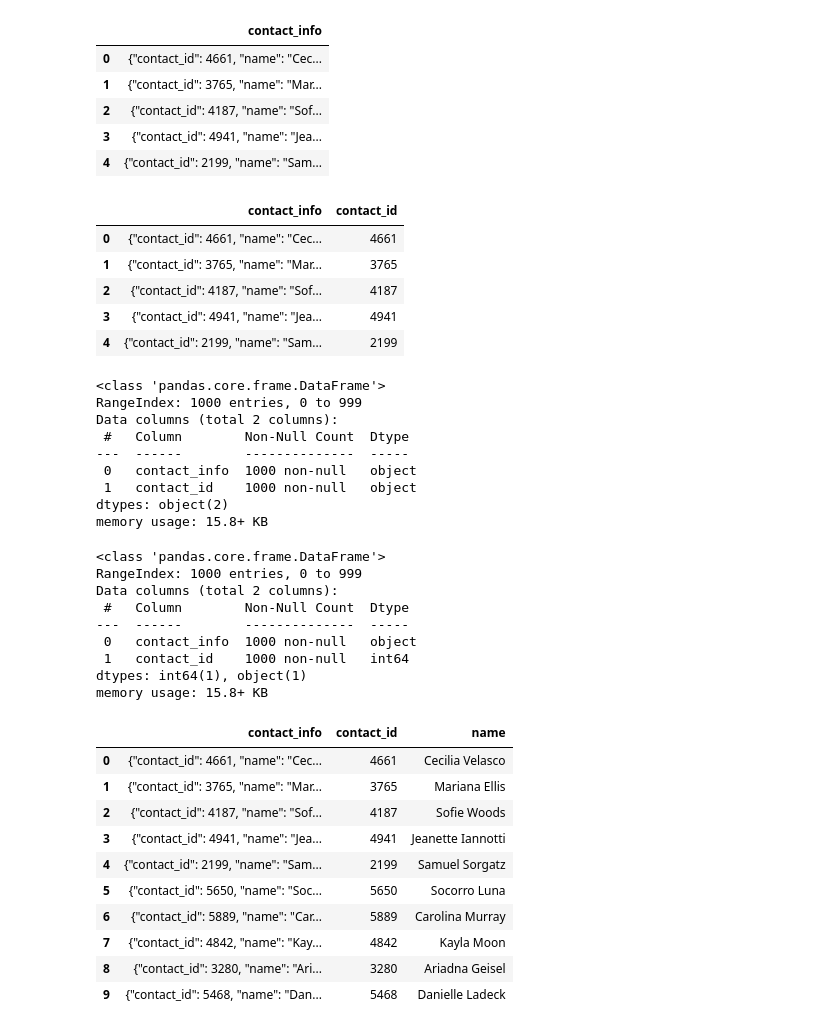
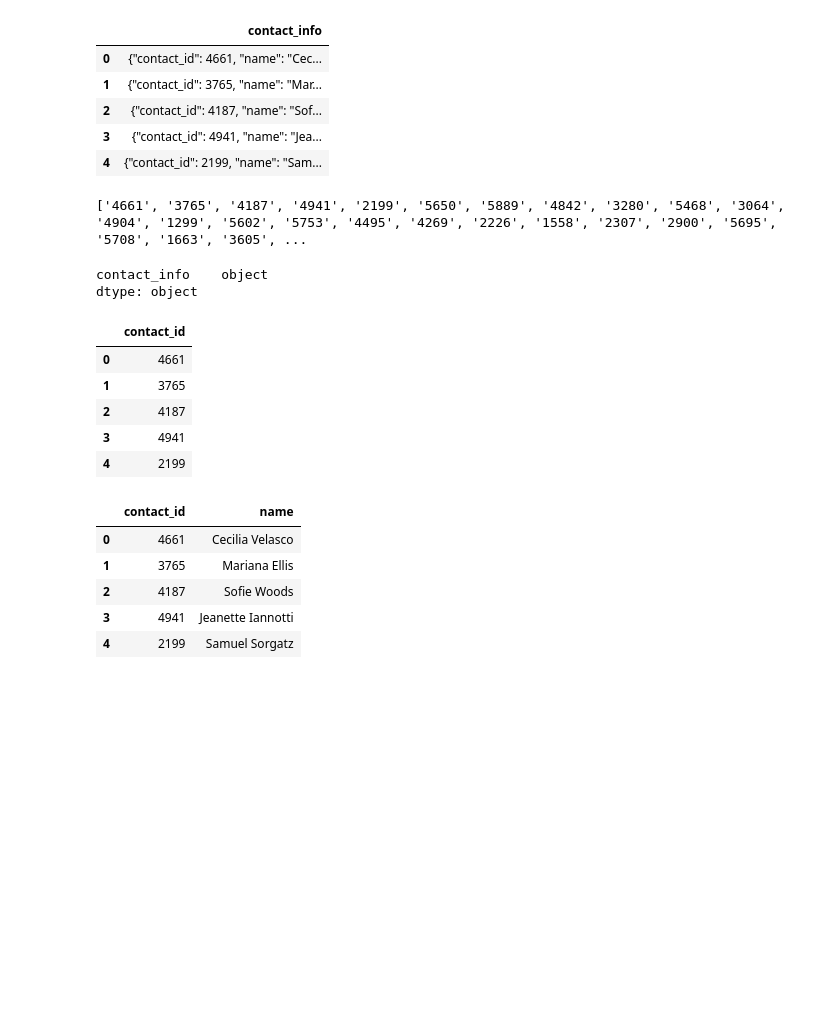
Before and after one commit to beccasolomon22/Crowdfunding_ETL, a Jupyter notebook: ETL_Mini_Project_YPan_Harsh_TErdenebat_RSolomon_LMehare_RChiu.ipynb, the cells around one changed output. Saved outputs shown, nothing was run; the diff lists cells and outputs as text; code cells hidden in the pictures; blank space fills up the shorter version.

```diff
--- a/ETL_Mini_Project_YPan_Harsh_TErdenebat_RSolomon_LMehare_RChiu.ipynb
+++ b/ETL_Mini_Project_YPan_Harsh_TErdenebat_RSolomon_LMehare_RChiu.ipynb
@@ -266,8 +299,13 @@ campaign_cleaned.to_csv("Resources/campaign.csv", index=False)
 ### Extract the contacts.xlsx Data.
 # %%
 # Read the data into a Pandas DataFrame. Use the `header=2` parameter when reading in the data.
-contact_info_df = pd.read_excel('Resources/contacts.xlsx', header=2)
+import re
+import json
+contact_info_df = pd.read_excel('Resources/contacts.xlsx', header=3)
 contact_info_df.head()
+# the code below is an example of changing the first row to the column title
+# however, if you chang header = 2 to header = 3 you can skip those steps.
+# just starting the excel read one row down.
 # %% [output]
 |  | contact_info |
 | 0 | {"contact_id": 4661, "name": "Cec... |
@@ -382,50 +430,42 @@ contact_info_df_copy.head()
 | 4 | {"contact_id": 2199, "name": "Sam... |
 # %%
 # Extract the four-digit contact ID number.
+contact_info_list = contact_info_df_copy.values.tolist()
+contact_ids = [re.findall('[0-9]{4}', item[0])[0] for item in contact_info_list]
+print(contact_ids)
 # %% [output]
-|  | contact_info | contact_id |
-| 0 | {"contact_id": 4661, "name": "Cec... | 4661 |
-| 1 | {"contact_id": 3765, "name": "Mar... | 3765 |
-| 2 | {"contact_id": 4187, "name": "Sof... | 4187 |
-| 3 | {"contact_id": 4941, "name": "Jea... | 4941 |
-| 4 | {"contact_id": 2199, "name": "Sam... | 2199 |
+['4661', '3765', '4187', '4941', '2199', '5650', '5889', '4842', '3280', '5468', '3064', '4904', '1299', '5602', '5753', '4495', '4269', '2226', '1558', '2307', '2900', '5695', '5708', '1663', '3605', ...
 # %%
 # Check the datatypes.
+contact_info_df_copy.dtypes
 # %% [output]
-<class 'pandas.core.frame.DataFrame'>
-RangeIndex: 1000 entries, 0 to 999
-Data columns (total 2 columns):
- #   Column        Non-Null Count  Dtype
----  ------        --------------  -----
- 0   contact_info  1000 non-null   object
- 1   contact_id    1000 non-null   object
-dtypes: object(2)
-memory usage: 15.8+ KB
+contact_info    object
+dtype: object
 # %%
 # Convert the "contact_id" column to an int64 data type.
+contacts_df_copy = pd.DataFrame()
+contacts_df_copy['contact_id'] = contact_ids
+contacts_df_copy['contact_id'] = contacts_df_copy['contact_id'].astype(int)
+contacts_df_copy.head()
 # %% [output]
-<class 'pandas.core.frame.DataFrame'>
-RangeIndex: 1000 entries, 0 to 999
-Data columns (total 2 columns):
- #   Column        Non-Null Count  Dtype
----  ------        --------------  -----
- 0   contact_info  1000 non-null   object
- 1   contact_id    1000 non-null   int64
-dtypes: int64(1), object(1)
-memory usage: 15.8+ KB
+|  | contact_id |
+| 0 | 4661 |
+| 1 | 3765 |
+| 2 | 4187 |
+| 3 | 4941 |
+| 4 | 2199 |
 # %%
 # Extract the name of the contact and add it to a new column.
+contact_name = [re.findall('(?:"name": \s*)("[^"]+?")(?:,|\})', item[0])[0] for item in contact_info_list]
+contact_name = [item.strip('"') for item in contact_name]
+contacts_df_copy['name'] = contact_name
+contacts_df_copy.head()
 # %% [output]
-|  | contact_info | contact_id | name |
-| 0 | {"contact_id": 4661, "name": "Cec... | 4661 | Cecilia Velasco |
-| 1 | {"contact_id": 3765, "name": "Mar... | 3765 | Mariana Ellis |
-| 2 | {"contact_id": 4187, "name": "Sof... | 4187 | Sofie Woods |
-| 3 | {"contact_id": 4941, "name": "Jea... | 4941 | Jeanette Iannotti |
-| 4 | {"contact_id": 2199, "name": "Sam... | 2199 | Samuel Sorgatz |
-| 5 | {"contact_id": 5650, "name": "Soc... | 5650 | Socorro Luna |
-| 6 | {"contact_id": 5889, "name": "Car... | 5889 | Carolina Murray |
-| 7 | {"contact_id": 4842, "name": "Kay... | 4842 | Kayla Moon |
-| 8 | {"contact_id": 3280, "name": "Ari... | 3280 | Ariadna Geisel |
-| 9 | {"contact_id": 5468, "name": "Dan... | 5468 | Danielle Ladeck |
+|  | contact_id | name |
+| 0 | 4661 | Cecilia Velasco |
+| 1 | 3765 | Mariana Ellis |
+| 2 | 4187 | Sofie Woods |
+| 3 | 4941 | Jeanette Iannotti |
+| 4 | 2199 | Samuel Sorgatz |
 # %%
 # Extract the email from the contacts and add the values to a new column.
```
Also changed, not shown: parts of 27 cells of this notebook.
